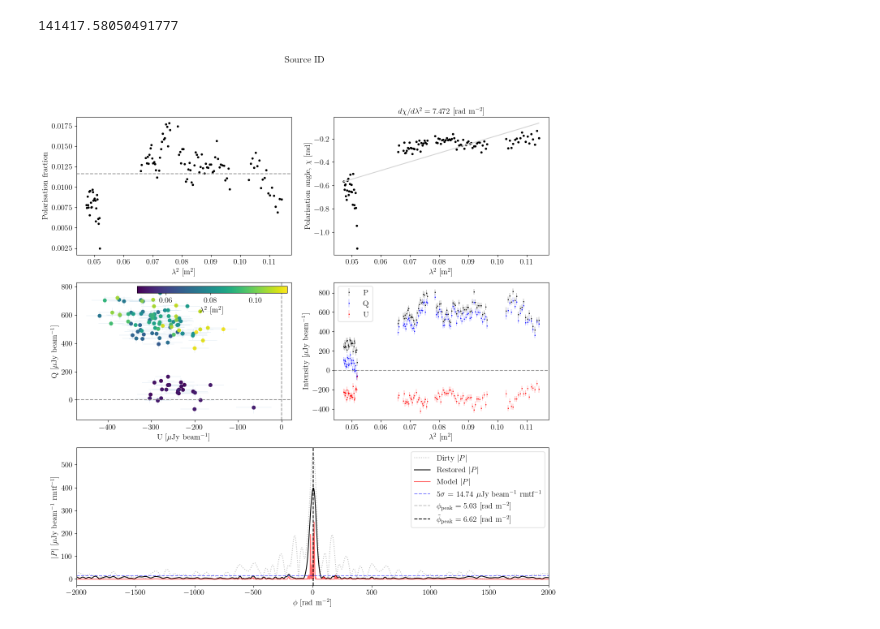
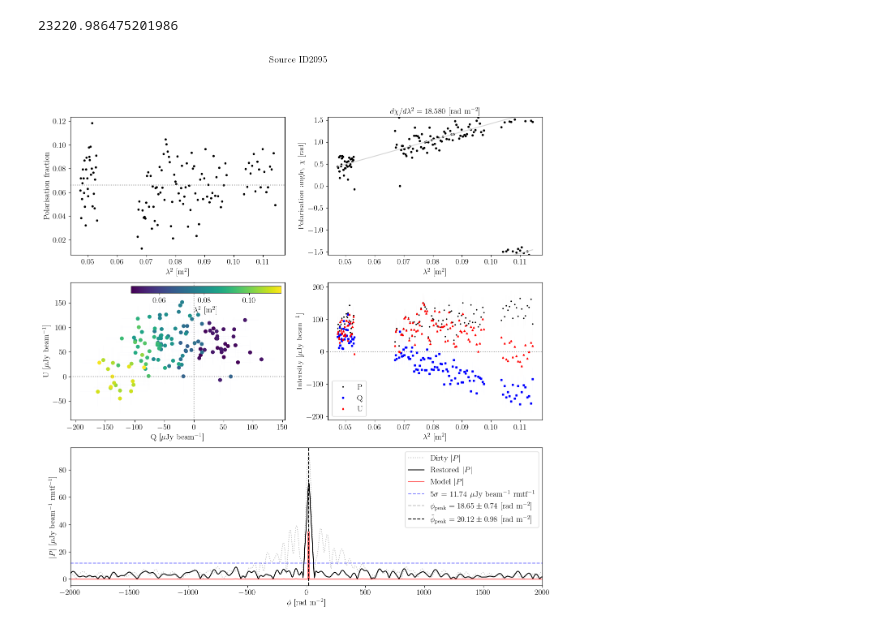
Before and after one commit to miguelcarcamov/qu-plot, a Jupyter notebook: example.ipynb, the cells around one changed output. Saved outputs shown, nothing was run; the diff lists cells and outputs as text; code cells hidden in the pictures.

```diff
--- a/example.ipynb
+++ b/example.ipynb
@@ -5,9 +5,9 @@ import matplotlib.pylab as plt
 import numpy as np
 from mpl_toolkits.axes_grid1.inset_locator import inset_axes
 # %%
-los_io = LOSIo(input_name="/home/miguel/Documents/datasets/MeerKAT/MIGHTEE/catalog_LOS/COSMOS/ID3467_polspec.txt")
+los_io = LOSIo(input_name="/home/miguel/Documents/datasets/MeerKAT/MIGHTEE/catalog_LOS/XMMLSS/XMMLSS_12/ID2095_polspec.txt")
 # %%
 dataset = los_io.read()
 # %%
-reconstructor = CSROMERReconstructorWrapper(dataset=dataset, oversampling=12)
+reconstructor = CSROMERReconstructorWrapper(dataset=dataset, oversampling=20)
 # %% [output]
@@ -40,7 +37,7 @@ Convolving with Gaussian kernel where FWHM 51.712 rad/m^2 - pixels 12, sigma 21.
 # %%
 reconstructor.second_moment
 # %% [output]
-141417.58050491777
+23220.986475201986
 # %%
 pol_angle_gradient_reconstructor = PolAngleGradientReconstructorWrapper(dataset=dataset)
 # %%
@@ -78,57 +75,59 @@ fig.set_figwidth(15)
 pol_fraction = np.abs(dataset.data)/los_io.stokes_I[::-1]
 pol_fraction_avg = np.average(pol_fraction)
 axes["A"].plot(dataset.lambda2, pol_fraction, "k.")
-axes["A"].axhline(y=pol_fraction_avg, color="grey", linestyle="--", alpha=0.8)
+axes["A"].axhline(y=pol_fraction_avg, color="grey", linestyle=":", alpha=0.8)
 axes["A"].set_xlabel(r'$\lambda^2$ [m$^2$]')
 axes["A"].set_ylabel("Polarisation fraction")
 
-axes["B"].plot(dataset.lambda2, dataset.calculate_polangle(), "k.")
+axes["B"].plot(dataset.lambda2, dataset.calculate_polangle().value, "k.")
 axes["B"].plot(dataset.lambda2, line_eq(pfit,dataset.lambda2), c='lightgray')
+axes["B"].plot(dataset.lambda2, line_eq(pfit,dataset.lambda2)-np.pi, c='lightgray')
+axes["B"].plot(dataset.lambda2, line_eq(pfit,dataset.lambda2)+np.pi, c='lightgray')
 axes["B"].set_xlabel(r'$\lambda^2$ [m$^2$]')
 axes["B"].set_ylabel(r'Polarisation angle, $\chi$ [rad]')
 axes["B"].set_title(r'$d\chi/d\lambda^2={0:0.3f}$ {1}'.format(pol_angle_gradient_reconstructor.reconstructed_phi_0, r'[rad m$^{-2}$]'))
+axes["B"].set_ylim(-0.5*np.pi, 0.5*np.pi)
 
-
-axes["C"].errorbar(dataset.data.imag, dataset.data.real, yerr=dataset.sigma, xerr=dataset.sigma, fmt='', lw=0.1, ls='')
-sc = axes["C"].scatter(dataset.data.imag, dataset.data.real, c=dataset.lambda2, cmap='viridis')
-axes["C"].axhline(y=0, color='grey', linestyle="--", alpha=0.8)
-axes["C"].axvline(x=0, color='grey', linestyle="--", alpha=0.8)
-axes["C"].set_xlabel('U [$\mu$Jy beam$^{-1}$]')
-axes["C"].set_ylabel('Q [$\mu$Jy beam$^{-1}$]')
+sc = axes["C"].scatter(dataset.data.real, dataset.data.imag, c=dataset.lambda2, cmap='viridis')
+axes["C"].errorbar(dataset.data.real, dataset.data.imag, yerr=dataset.sigma, xerr=dataset.sigma, fmt='', lw=0.1, ls='', alpha=0.1)
+axes["C"].axhline(y=0, color='grey', linestyle=":", alpha=0.8)
+axes["C"].axvline(x=0, color='grey', linestyle=":", alpha=0.8)
+axes["C"].set_xlabel('Q [$\mu$Jy beam$^{-1}$]')
+axes["C"].set_ylabel('U [$\mu$Jy beam$^{-1}$]')
 cbaxes = inset_axes(axes["C"], width="70%", height="5%", loc=1)
 fig.colorbar(sc, cax=cbaxes, orientation='horizontal', label=r"$\lambda^2$ [m$^2$]")
 #cbar = fig.colorbar(sc, ax=axes["C"], orientation='vertical', location="right")
 #cbar.set_label(r'$\lambda^2$ [m$^2$]')
 
-markers, caps, bars = axes["D"].errorbar(dataset.lambda2, np.abs(dataset.data), yerr=dataset.sigma, fmt="k.", label="P", ms=2)
-[bar.set_alpha(0.2) for bar in bars]
-[cap.set_alpha(0.2) for cap in caps]
-markers, caps, bars = axes["D"].errorbar(dataset.lambda2, dataset.data.real, yerr=dataset.sigma, fmt="b.", label="Q", ms=2)
-[bar.set_alpha(0.2) for bar in bars]
-[cap.set_alpha(0.2) for cap in caps]
-markers, caps, bars = axes["D"].errorbar(dataset.lambda2, dataset.data.imag, yerr=dataset.sigma, fmt="r.", label="U", ms=2)
-[bar.set_alpha(0.2) for bar in bars]
-[cap.set_alpha(0.2) for cap in caps]
-axes["D"].axhline(y=0, color='grey', linestyle="--", alpha=0.8)
+markers, caps, bars = axes["D"].errorbar(dataset.lambda2, np.abs(dataset.data), yerr=dataset.sigma, fmt="k.", label="P", capthick=0, lw=0.1, ms=3)
+[bar.set_alpha(0.1) for bar in bars]
+[cap.set_alpha(0.1) for cap in caps]
+markers, caps, bars = axes["D"].errorbar(dataset.lambda2, dataset.data.real, yerr=dataset.sigma, fmt='s', c='blue', label="Q", capthick=0, lw=0.1, ms=3)
+[bar.set_alpha(0.1) for bar in bars]
+[cap.set_alpha(0.1) for cap in caps]
+markers, caps, bars = axes["D"].errorbar(dataset.lambda2, dataset.data.imag, yerr=dataset.sigma, fmt='^', c='red', label="U", capthick=0, lw=0.1, ms=3)
+[bar.set_alpha(0.1) for bar in bars]
+[cap.set_alpha(0.1) for cap in caps]
+axes["D"].axhline(y=0, color='grey', linestyle=":", alpha=0.8)
 axes["D"].set_xlabel(r'$\lambda^2$ [m$^2$]')
 axes["D"].set_ylabel(r'Intensity [$\mu$Jy beam$^{-1}$]')
 axes["D"].legend()
 
 axes["E"].plot(reconstructor.parameter.phi, np.abs(reconstructor.fd_dirty), "k:", alpha=0.25, label=r'Dirty $|P|$')
 axes["E"].plot(reconstructor.parameter.phi, np.abs(reconstructor.fd_restored), "k-", label=r'Restored $|P|$')
 axes["E"].plot(reconstructor.parameter.phi, np.abs(reconstructor.fd_model)/(reconstructor.parameter.rmtf_fwhm/reconstructor.parameter.cellsize), color="red", alpha=0.6, label=r'Model $|P|$')
 axes["E"].axhline(y=5*dataset.theo_noise, color='blue', linestyle="--", alpha=0.5, label=r"5$\sigma$ = {0:0.2f} $\mu$Jy beam$^{1}$ rmtf$^{2}$".format(5*dataset.theo_noise, "{-1}", "{-1}"))
-axes["E"].axvline(x=reconstructor.rm_dirty_quadratic_interpolation, color='black', linestyle="--", alpha=0.25, label=r"$\phi_{0} = {1:0.2f}$ [rad m$^{2}$]".format(r"{\rm peak}", reconstructor.rm_dirty_quadratic_interpolation, "{-2}"))
-axes["E"].axvline(x=reconstructor.rm_restored_quadratic_interpolation, color='black', linestyle="--", label=r"$\tilde\phi_{0} = {1:0.2f}$ [rad m$^{2}$]".format(r"{\rm peak}", reconstructor.rm_restored_quadratic_interpolation, "{-2}"))
+axes["E"].axvline(x=reconstructor.rm_dirty_quadratic_interpolation, color='black', linestyle="--", alpha=0.25, label=r"$\phi_{0} = {1:0.2f} \pm {2:0.2f}$ [rad m$^{3}$]".format(r"{\rm peak}", reconstructor.rm_dirty_quadratic_interpolation, reconstructor.rm_dirty_quadratic_interpolation_error, "{-2}"))
+axes["E"].axvline(x=reconstructor.rm_restored_quadratic_interpolation, color='black', linestyle="--", label=r"$\tilde\phi_{0} = {1:0.2f} \pm {2:0.2f}$ [rad m$^{3}$]".format(r"{\rm peak}", reconstructor.rm_restored_quadratic_interpolation, reconstructor.rm_restored_quadratic_interpolation_error, "{-2}"))
 axes["E"].set_xlim([-2000, 2000])
 axes["E"].set_xlabel(r'$\phi$ [rad m$^{-2}$]')
 axes["E"].set_ylabel(r'$|P|$ [$\mu$Jy beam$^{-1}$ rmtf$^{-1}$]')
 axes["E"].legend()
 
-fig.suptitle("Source ID")
+fig.suptitle("Source ID2095")
 
 #fig.tight_layout()
 
-fig.savefig("first_test.pdf")
+fig.savefig("ID2095.pdf", dpi=300)
 # %% [output]
-[figure, old version]
+[figure, new version]
```
Also changed, not shown: parts of 2 cells of this notebook, 1 other file.
